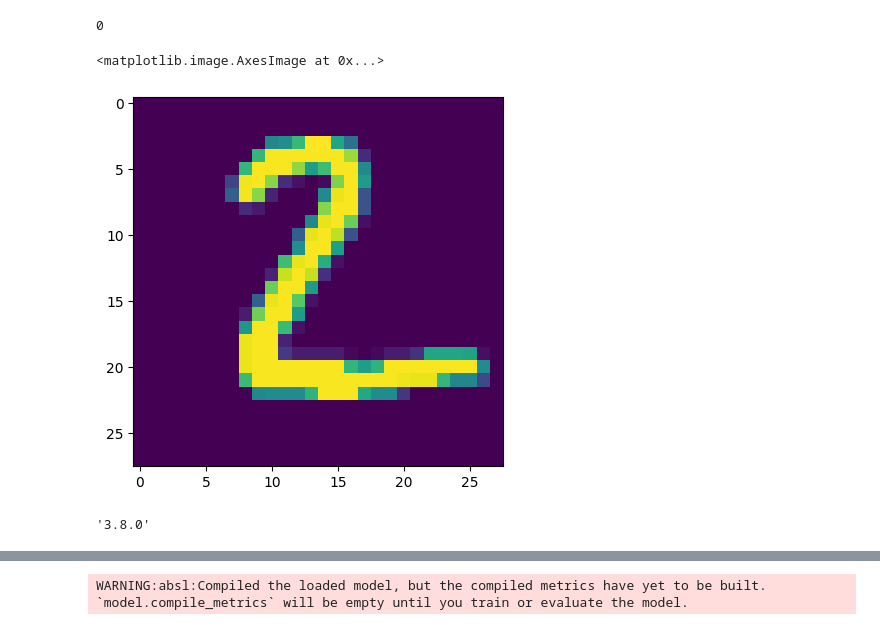
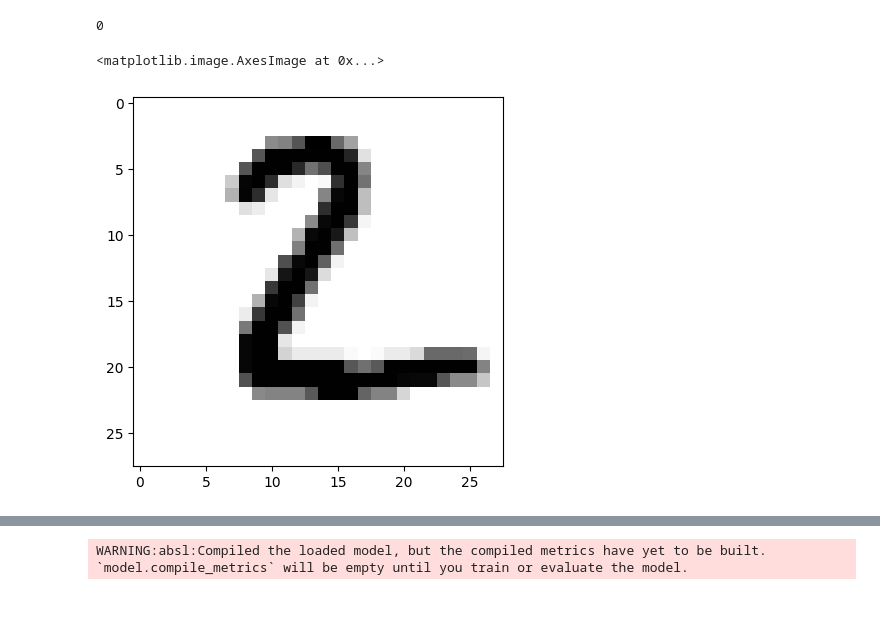
Before and after one commit to valmyr/ConvNetVerilog, a Jupyter notebook: Image.ipynb, the cells around one changed output, grey strips where cells are left out. Saved outputs shown, nothing was run; the diff lists cells and outputs as text; code cells hidden in the pictures.

```diff
--- a/Image.ipynb
+++ b/Image.ipynb
@@ -95,8 +110,8 @@ sizeM.close()
 f = open("./simulation/I.txt","w")
 # %%
 array = idx2numpy.convert_from_file(path)[1]
-plt.imshow(array)
+plt.imshow(array,cmap='binary')
 # array
 # %% [output]
 <matplotlib.image.AxesImage at 0x...>
-[figure, old version]
+[figure, new version]
@@ -140,4 +117,0 @@ def concat(n):
-# %%
-keras.__version__
-# %% [output]
-'3.8.0'
```
Also changed, not shown: parts of 72 cells of this notebook, 31 other files.
